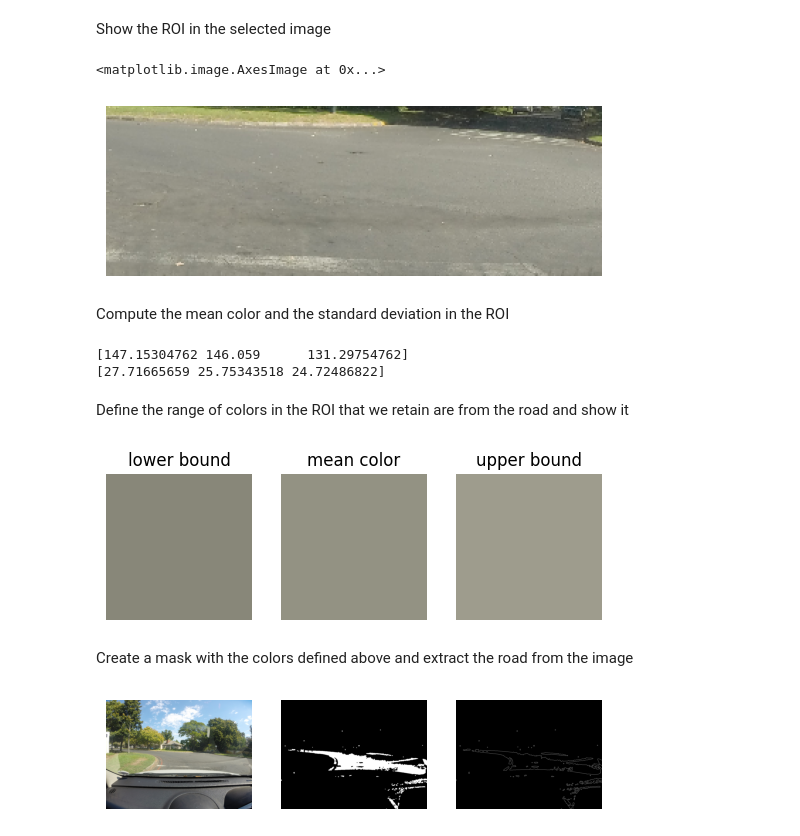
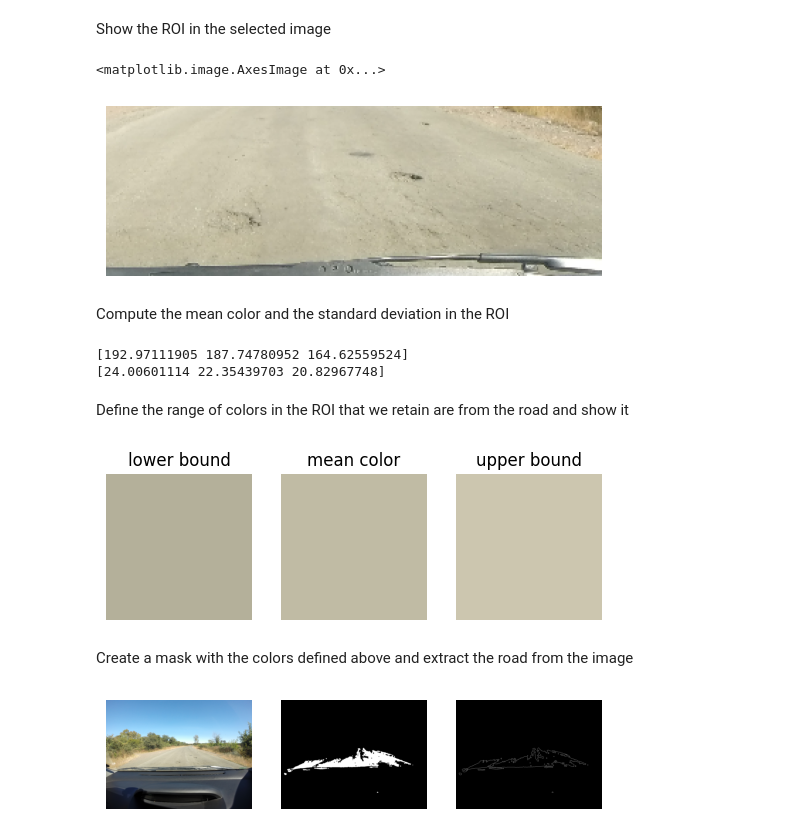
Before and after one commit to christiandalfarra/SIVProject, a Jupyter notebook: project_notebook.ipynb, the cells around one changed output. Saved outputs shown, nothing was run; the diff lists cells and outputs as text; code cells hidden in the pictures.

```diff
--- a/project_notebook.ipynb
+++ b/project_notebook.ipynb
@@ -41,7 +41,7 @@ plt.show()
 # %% [markdown]
 Show the ROI in the selected image
 # %%
-image = cv.imread("test_images/test5.jpg")
+image = cv.imread("test_images/test2.jpg")
 image = cv.resize(image, (1000,750))
 image = cv.cvtColor(image,cv.COLOR_BGR2RGB)
 
@@ -51,7 +51,7 @@ plt.axis('off')
 plt.imshow(roi)
 # %% [output]
 <matplotlib.image.AxesImage at 0x...>
-[figure, old version]
+[figure, new version]
 # %% [markdown]
 Compute the mean color and the standard deviation in the ROI
 # %%
@@ -61,32 +61,32 @@ std_color = np.std(roi, axis=(0, 1))
 print(mean_color)
 print(std_color)
 # %% [output]
-[147.15304762 146.059      131.29754762]
-[27.71665659 25.75343518 24.72486822]
+[192.97111905 187.74780952 164.62559524]
+[24.00601114 22.35439703 20.82967748]
 # %% [markdown]
 Define the range of colors in the ROI that we retain are from the road and show it
 # %%
-coef = 0.4
+coef = 0.5
 
 lower_bound=np.clip(mean_color - coef * std_color, 0, 255)
 lower_bound_image = np.full((100, 100, 3), lower_bound, dtype=np.uint8)
 
 upper_bound=np.clip(mean_color + coef * std_color, 0, 255)
 upper_bound_image = np.full((100, 100, 3), upper_bound, dtype=np.uint8)
 
 mean_color_image = np.full((100, 100, 3), mean_color, dtype=np.uint8)
 _,axes=plt.subplots(1,3)
 axes[0].imshow(lower_bound_image)
 axes[0].set_title("lower bound")
 axes[1].imshow(mean_color_image)
 axes[1].set_title("mean color")
 axes[2].imshow(upper_bound_image)
 axes[2].set_title("upper bound")
 
 for ax in axes: ax.axis('off')
 plt.show()
 # %% [output]
-[figure, old version]
+[figure, new version]
 # %% [markdown]
 Create a mask with the colors defined above and extract the road from the image
 # %%
@@ -114,7 +114,7 @@ plt.show()
 cv.waitKey(0)
 cv.destroyAllWindows()
 # %% [output]
-[figure, old version]
+[figure, new version]
 # %%
 import random as rng
 # Find contours
```
Also changed, not shown: parts of 2 cells of this notebook, 1 other file.
